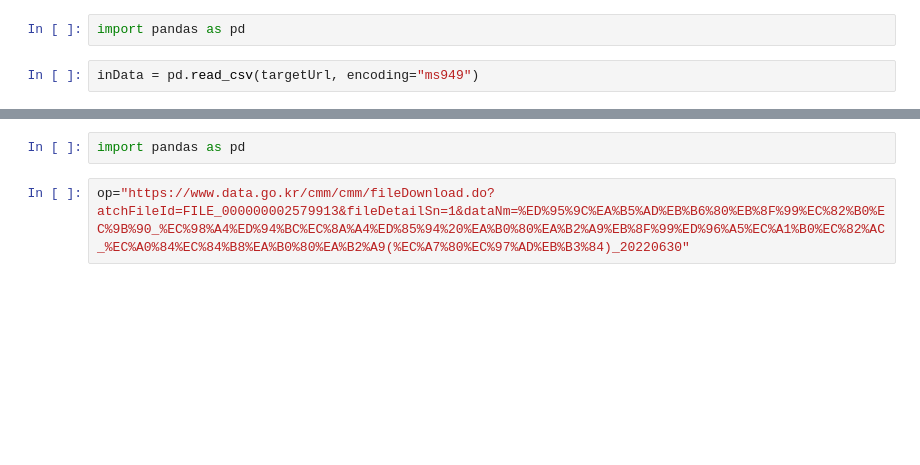
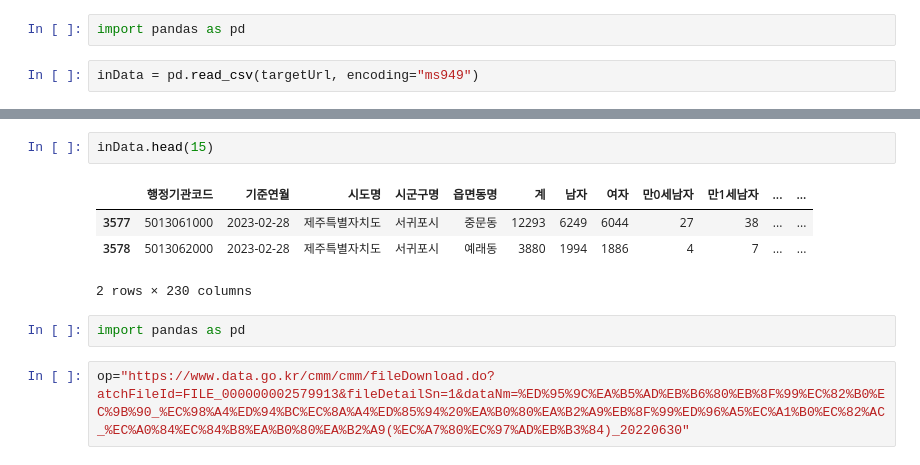
Before and after one commit to bjw8518/Python_dataAnalysis, a Jupyter notebook: stdcode6/Session04 - 외부연동 데이터 수집/gonggong.ipynb, the cells around one changed output, grey strips where cells are left out. Cells and saved outputs as stored; diff of their text form; blank space fills up the shorter version.

```diff
--- a/stdcode6/Session04 - 외부연동 데이터 수집/gonggong.ipynb
+++ b/stdcode6/Session04 - 외부연동 데이터 수집/gonggong.ipynb
@@ -66,3 +25,10 @@ inData.tail(2)
+# %%
+inData.head(15)
+# %% [output]
+|  | 행정기관코드 | 기준연월 | 시도명 | 시군구명 | 읍면동명 | 계 | 남자 | 여자 | 만0세남자 | 만1세남자 | ... | ... |
+| 3577 | 5013061000 | 2023-02-28 | 제주특별자치도 | 서귀포시 | 중문동 | 12293 | 6249 | 6044 | 27 | 38 | ... | ... |
+| 3578 | 5013062000 | 2023-02-28 | 제주특별자치도 | 서귀포시 | 예래동 | 3880 | 1994 | 1886 | 4 | 7 | ... | ... |
+2 rows × 230 columns
 # %%
 import pandas as pd
 # %%
```
Also changed, not shown: parts of 8 cells of this notebook, 6 other files.
